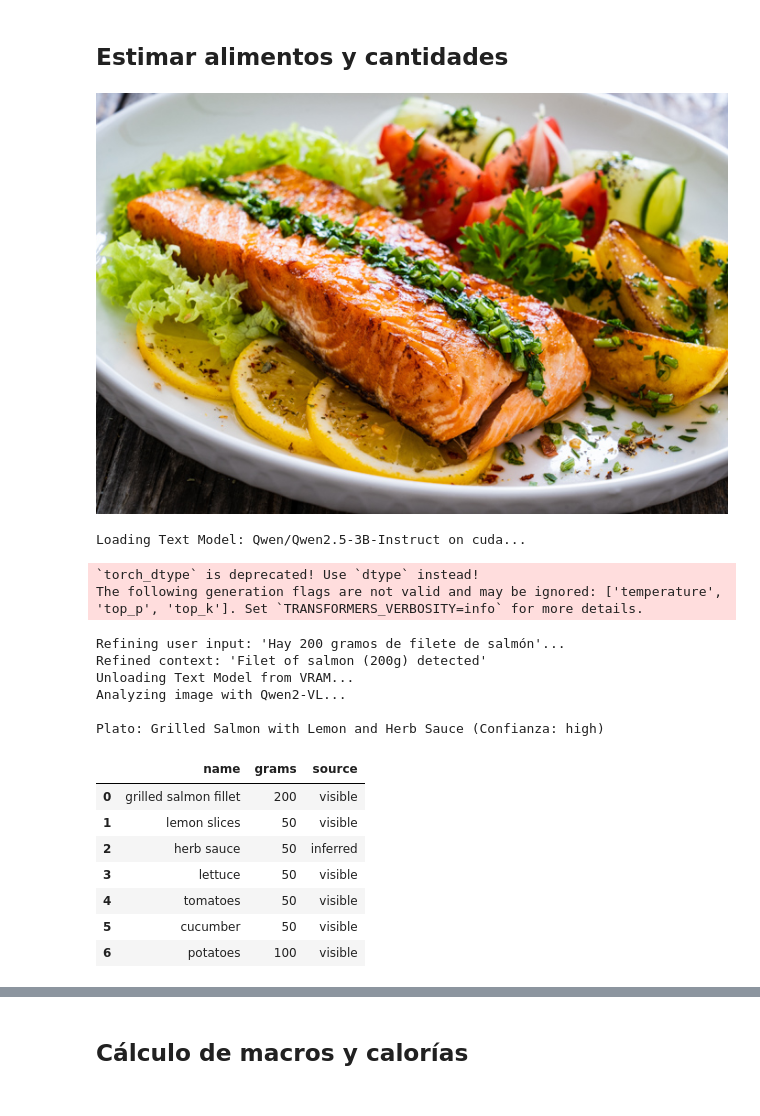
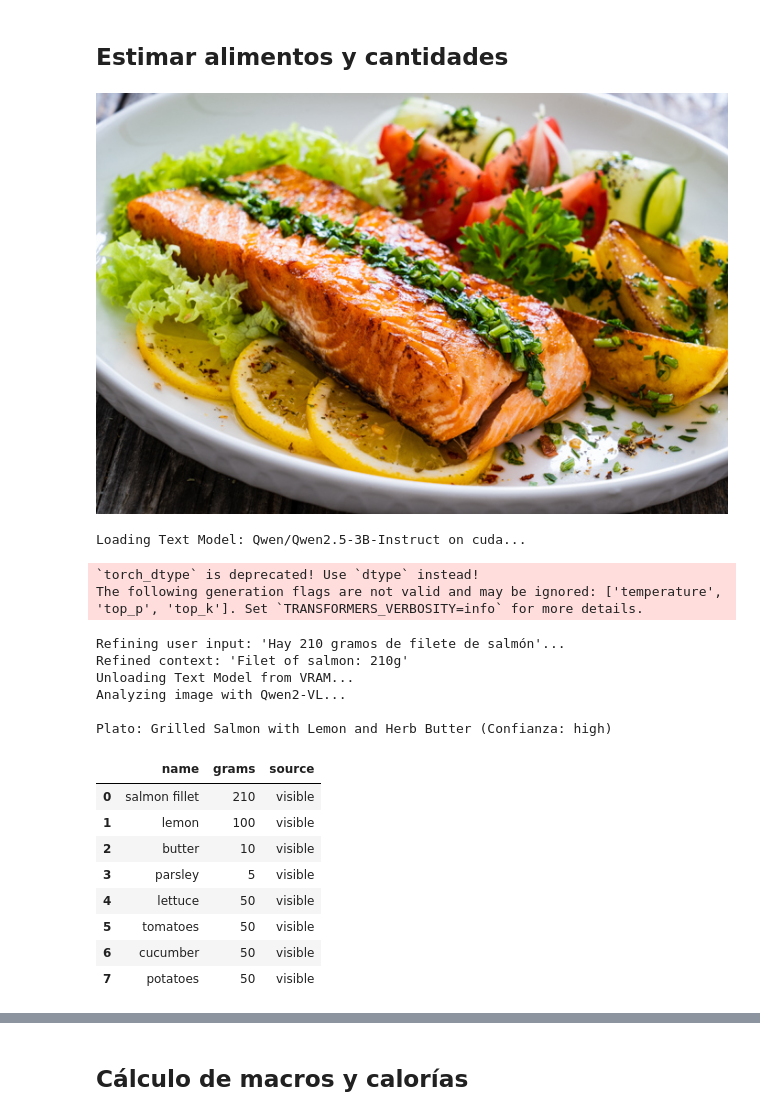
Before and after one commit to hepejaAED/CalorIA, a Jupyter notebook: main.ipynb, the cells around one changed output, grey strips where cells are left out. Saved outputs shown, nothing was run; the diff lists cells and outputs as text; code cells hidden in the pictures.

```diff
--- a/main.ipynb
+++ b/main.ipynb
@@ -75,38 +75,39 @@ Objetivo diario: 2701 kcal
 # %%
 # Ruta de la imagen
 img_path = "images/foto2.jpg"
 display(Image.open(img_path)) # Ver la foto
 
 # Texto opcional del usuario
-user_input = "Hay 200 gramos de filete de salmón"
+user_input = "Hay 210 gramos de filete de salmón"
 #user_input = None # O déjalo en None si no quieres añadir nada
 
 # Ejecutar el análisis completo
 resultado = nutrition_system.analyze_food(img_path, user_context_text=user_input)
 
 # Mostrar resultados
 if "ingredients" in resultado:
     print(f"\nPlato: {resultado['dish_name']} (Confianza: {resultado['confidence']})")
     df = pd.DataFrame(resultado['ingredients'])
     display(df)
 else:
     print(resultado)
 # %% [output]
 [figure]
 Loading Text Model: Qwen/Qwen2.5-3B-Instruct on cuda...
 `torch_dtype` is deprecated! Use `dtype` instead!
 The following generation flags are not valid and may be ignored: ['temperature', 'top_p', 'top_k']. Set `TRANSFORMERS_VERBOSITY=info` for more details.
-Refining user input: 'Hay 200 gramos de filete de salmón'...
-Refined context: 'Filet of salmon (200g) detected'
+Refining user input: 'Hay 210 gramos de filete de salmón'...
+Refined context: 'Filet of salmon: 210g'
 Unloading Text Model from VRAM...
 Analyzing image with Qwen2-VL...
 
-Plato: Grilled Salmon with Lemon and Herb Sauce (Confianza: high)
+Plato: Grilled Salmon with Lemon and Herb Butter (Confianza: high)
 |  | name | grams | source |
-| 0 | grilled salmon fillet | 200 | visible |
-| 1 | lemon slices | 50 | visible |
-| 2 | herb sauce | 50 | inferred |
-| 3 | lettuce | 50 | visible |
-| 4 | tomatoes | 50 | visible |
-| 5 | cucumber | 50 | visible |
-| 6 | potatoes | 100 | visible |
+| 0 | salmon fillet | 210 | visible |
+| 1 | lemon | 100 | visible |
+| 2 | butter | 10 | visible |
+| 3 | parsley | 5 | visible |
+| 4 | lettuce | 50 | visible |
+| 5 | tomatoes | 50 | visible |
+| 6 | cucumber | 50 | visible |
+| 7 | potatoes | 50 | visible |
```
Also changed, not shown: parts of 6 cells of this notebook, 2 other files.
